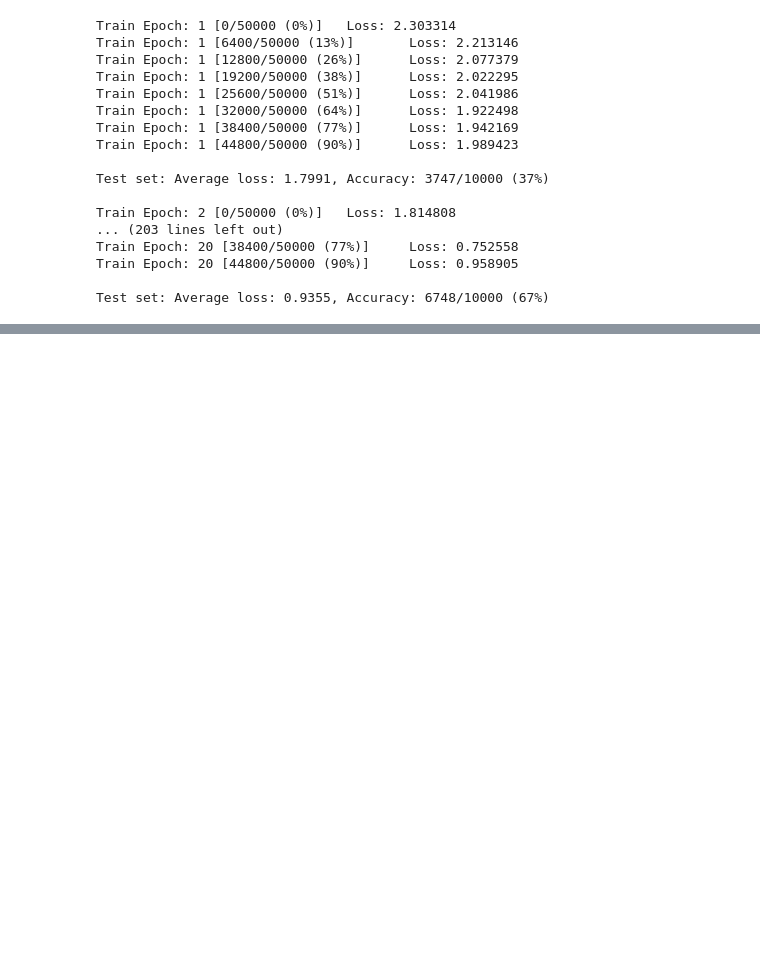
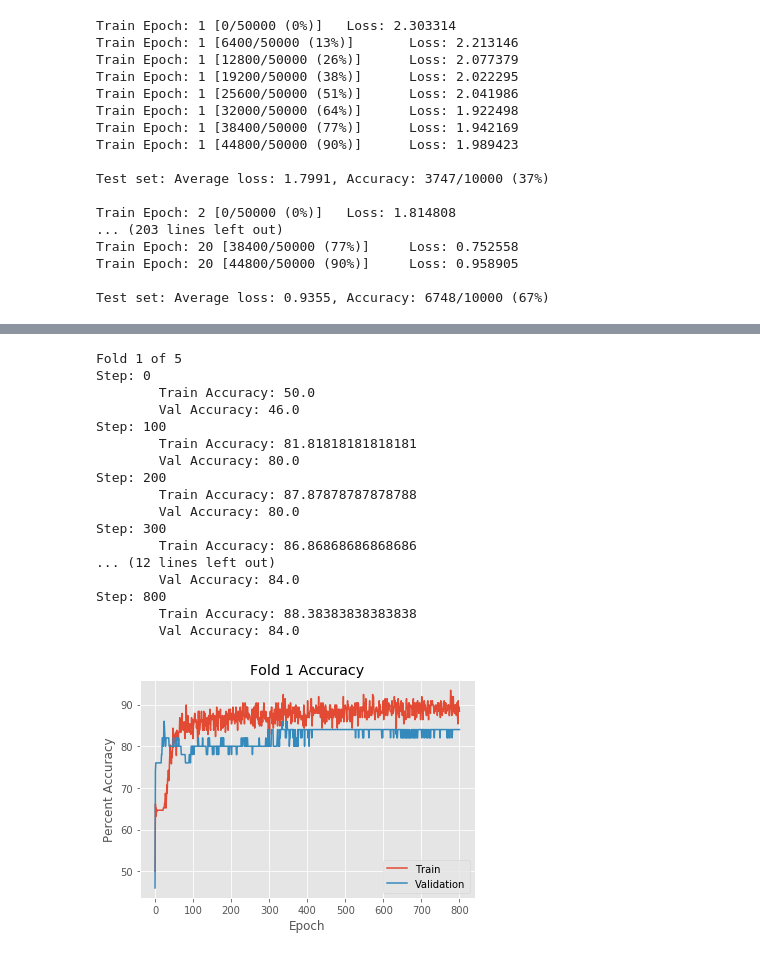
Before and after one commit to Deep-Learning-Team/Forward-Equations-On-ResNets, a Jupyter notebook: Project_code.ipynb, the cells around one changed output, grey strips where cells are left out. Saved outputs shown, nothing was run; the diff lists cells and outputs as text; code cells hidden in the pictures; blank space fills up the shorter version.

```diff
--- a/Project_code.ipynb
+++ b/Project_code.ipynb
@@ -1182,0 +1320,80 @@ RuntimeError: size mismatch, m1: [4 x 8], m2: [13 x 1] at /Users/soumith/code/bu
+# %%
+accuracy_val_scores = np.zeros(K_FOLDS)
+
+VERBOSE = True
+
+for fold in range(K_FOLDS):
+    print('Fold {} of {}'.format(fold+1, K_FOLDS))
+
+    X_train_tor, X_val_tor, y_train_tor, y_val_tor = cv_data[fold]
+
+    net = Net()
+    net.train()
+
+#     optimizer = torch.optim.Adam(net.parameters(), weight_decay=Net.L2_PEN, lr=Net.LR)
+    optimizer = torch.optim.SGD(net.parameters(),
+                                weight_decay=Net.L2_PEN,
+                                lr=Net.LR,
+                                momentum=0.00,
+                                dampening=0.00,
+                                nesterov=False)
+    loss_func = torch.nn.BCELoss()
+
+    epochs = np.arange(Net.NUM_EPOCHS)
+    hist_loss_train = np.zeros(Net.NUM_EPOCHS)
+    hist_loss_val = np.zeros(Net.NUM_EPOCHS)
+    hist_correct_train = np.zeros(Net.NUM_EPOCHS)
+    hist_correct_val = np.zeros(Net.NUM_EPOCHS)
+
+    for step in range(Net.NUM_EPOCHS):
+        # Show improvement on val set
+        net.eval()
+        val_pred = net(X_val_tor)
+        loss_val = loss_func(val_pred, y_val_tor)
+        hist_loss_val[step] = loss_val
+        hist_correct_val[step] = accuracy(val_pred, y_val_tor)
+
+        # Perform train cost fn
+        net.train()
+        train_pred = net(X_train_tor)
+        loss_train = loss_func(train_pred, y_train_tor)
+        hist_loss_train[step] = loss_train
+        hist_correct_train[step] = accuracy(train_pred, y_train_tor)
+
+        if VERBOSE and ((step % 100) == 0):
+            print('Step: {}'.format(step))
+            print('\tTrain Accuracy: {}'.format(hist_correct_train[step]))
+            print('\tVal Accuracy: {}'.format(hist_correct_val[step]))
+
+        # Update based on train performance
+        optimizer.zero_grad()
+        loss_train.backward()
+        optimizer.step()
+
+    accuracy_val_scores[fold] = hist_correct_val[-1]
+
+    plt.plot(epochs, hist_correct_train, epochs, hist_correct_val)
+    plt.title('Fold {} Accuracy'.format(fold+1))
+    plt.xlabel('Epoch')
+    plt.ylabel('Percent Accuracy')
+    plt.legend(['Train', 'Validation'], loc='lower right')
+    plt.show()
+# %% [output]
+Fold 1 of 5
+Step: 0
+        Train Accuracy: 50.0
+        Val Accuracy: 46.0
+Step: 100
+        Train Accuracy: 81.81818181818181
+        Val Accuracy: 80.0
+Step: 200
+        Train Accuracy: 87.87878787878788
+        Val Accuracy: 80.0
+Step: 300
+        Train Accuracy: 86.86868686868686
+... (12 lines left out)
+        Val Accuracy: 84.0
+Step: 800
+        Train Accuracy: 88.38383838383838
+        Val Accuracy: 84.0
+[figure, added]
```
Also changed, not shown: parts of 29 cells of this notebook, 4 other files.
